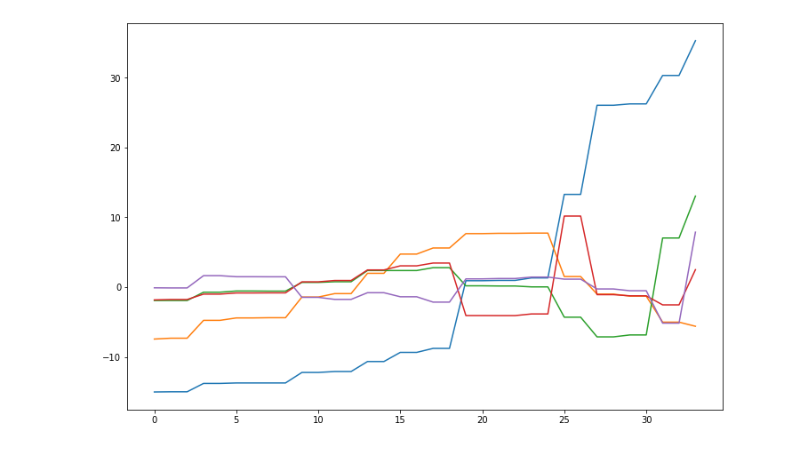
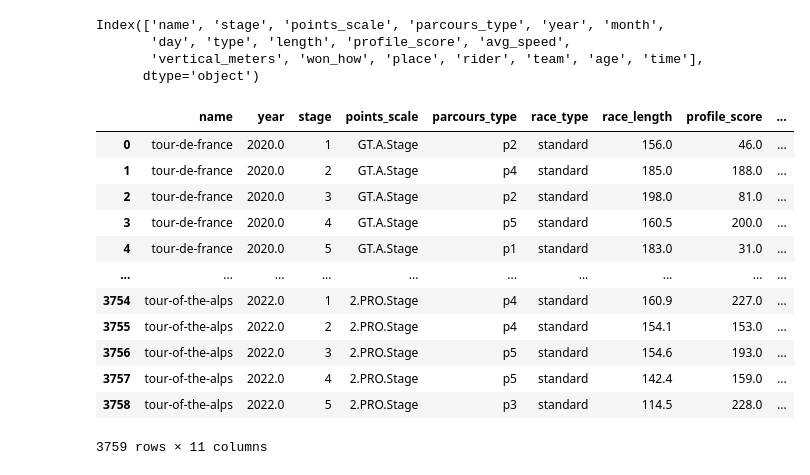
Before and after one commit to SamMorton123/velo-research, a Jupyter notebook: research/eda.v1.ipynb, the cells around one changed output. Cells and saved outputs as stored; diff of their text form; code cells hidden in the pictures.

Commit message:
research into characterizing races using dimensionality reduction and clustering

```diff
--- a/research/eda.v1.ipynb
+++ b/research/eda.v1.ipynb
@@ -24,13 +9,66 @@ data = pd.DataFrame(pca.fit_transform(data.drop(['year', 'month', 'day'], axis =
-# %%
-from datetime import date
-import matplotlib.pyplot as plt
-def plot_ratings(data):
-    fig, ax = plt.subplots(figsize = (12, 8))
-    for col in data:
-        ax.plot(data[col])
-
-    plt.show()
-
-plot_ratings(data)
-# %% [output]
-[figure, removed]
+# %%
+data = pd.read_csv('../data/men_velodata.csv')
+data.columns
+# %% [output]
+Index(['name', 'stage', 'points_scale', 'parcours_type', 'year', 'month',
+       'day', 'type', 'length', 'profile_score', 'avg_speed',
+       'vertical_meters', 'won_how', 'place', 'rider', 'team', 'age', 'time'],
+      dtype='object')
+# %%
+# extract data for each stage into a dictionary
+stage_data = {}
+for i in tqdm(data.index):
+
+    if data.loc[i, 'type'] not in ['standard', 'itt']:
+        continue
+
+    race = data.loc[i, 'name']
+    year = data.loc[i, 'year']
+
+    try:
+        stage = int(data.loc[i, 'stage'].split('-')[1])
+    except:
+        continue
+
+    if (race, year) not in stage_data:
+        stage_data[(race, year)] = {}
+
+    if stage not in stage_data[(race, year)]:
+
+        stage_data[(race, year)][stage] = {
+            'points_scale': data.loc[i, 'points_scale'],
+            'parcours_type': data.loc[i, 'parcours_type'],
+            'race_type': data.loc[i, 'type'],
+            'race_length': data.loc[i, 'length'],
+            'profile_score': data.loc[i, 'profile_score'],
+            'avg_speed': data.loc[i, 'avg_speed'],
+            'vertical_meters': data.loc[i, 'vertical_meters'],
+            'winner': data.loc[i, 'rider']
+        }
+
+# convert stage data into a df
+stage_df = {'name': [], 'year': [], 'stage': [], 'points_scale': [], 'parcours_type': [], 'race_type': [], 'race_length': [], 'profile_score': [], 'avg_speed': [], 'vertical_meters': [], 'winner': []}
+for race, year in stage_data:
+    for stage in stage_data[(race, year)]:
+        stage_df['name'].append(race)
+        stage_df['year'].append(year)
+        stage_df['stage'].append(stage)
+        for key in stage_data[(race, year)][stage]:
+            stage_df[key].append(stage_data[(race, year)][stage][key])
+
+stage_df = pd.DataFrame(stage_df)
+stage_df
+# %% [output]
+|  | name | year | stage | points_scale | parcours_type | race_type | race_length | profile_score | ... |
+| 0 | tour-de-france | 2020.0 | 1 | GT.A.Stage | p2 | standard | 156.0 | 46.0 | ... |
+| 1 | tour-de-france | 2020.0 | 2 | GT.A.Stage | p4 | standard | 185.0 | 188.0 | ... |
+| 2 | tour-de-france | 2020.0 | 3 | GT.A.Stage | p2 | standard | 198.0 | 81.0 | ... |
+| 3 | tour-de-france | 2020.0 | 4 | GT.A.Stage | p5 | standard | 160.5 | 200.0 | ... |
+| 4 | tour-de-france | 2020.0 | 5 | GT.A.Stage | p1 | standard | 183.0 | 31.0 | ... |
+| ... | ... | ... | ... | ... | ... | ... | ... | ... | ... |
+| 3754 | tour-of-the-alps | 2022.0 | 1 | 2.PRO.Stage | p4 | standard | 160.9 | 227.0 | ... |
+| 3755 | tour-of-the-alps | 2022.0 | 2 | 2.PRO.Stage | p4 | standard | 154.1 | 153.0 | ... |
+| 3756 | tour-of-the-alps | 2022.0 | 3 | 2.PRO.Stage | p5 | standard | 154.6 | 193.0 | ... |
+| 3757 | tour-of-the-alps | 2022.0 | 4 | 2.PRO.Stage | p5 | standard | 142.4 | 159.0 | ... |
+| 3758 | tour-of-the-alps | 2022.0 | 5 | 2.PRO.Stage | p3 | standard | 114.5 | 228.0 | ... |
+3759 rows × 11 columns
```
Also changed, not shown: parts of 11 cells of this notebook.
